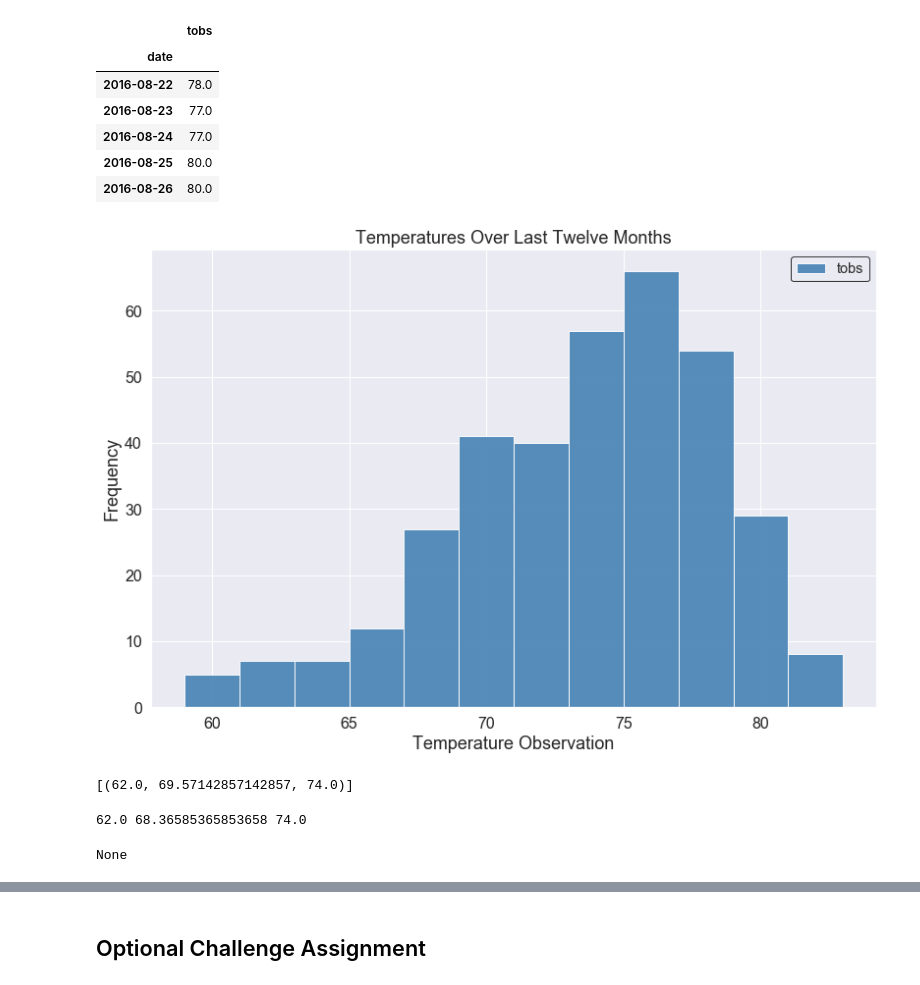
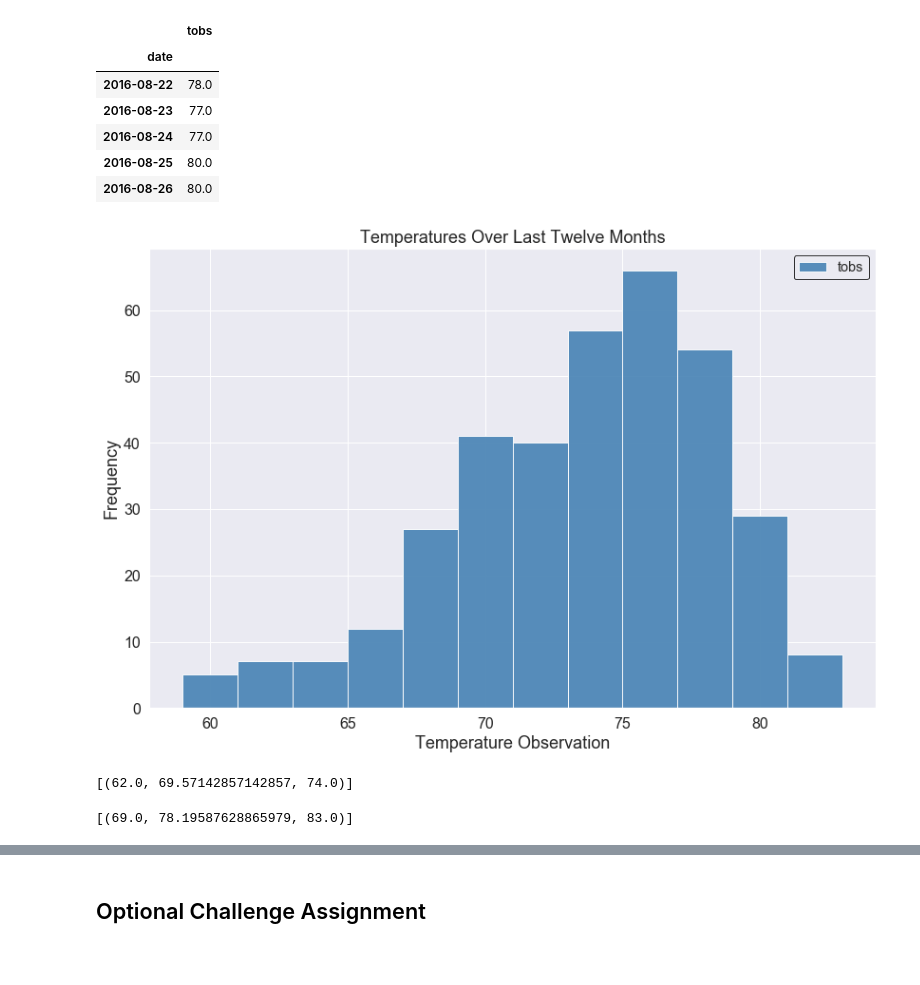
Before and after one commit to mudoimeh/Advanced-Data-Storage-Homework, a Jupyter notebook: Climate_StarterMfon.ipynb, the cells around one changed output, grey strips where cells are left out. Drawn from its saved outputs; the diff is of its cells as text; code cells hidden in the pictures; blank space fills up the shorter version.

```diff
--- a/Climate_StarterMfon.ipynb
+++ b/Climate_StarterMfon.ipynb
@@ -133,17 +201,0 @@ Name: prcp, Length: 2237, dtype: float64
-# %%
-# Create the plot
-sns.set()
-plt.clf()
-plt.figure(figsize=[12.8, 8])
-labels = 'precipitation'
-x_axis = date
-y_axis = prcp
-plt.xlabel("Date", fontsize=2)
-plt.ylabel("Precipitation", fontsize=8)
-plt.tick_params(axis='y', labelsize=10)
-plt.tick_params(axis='x', labelsize=2, rotation=45)
-
-# Have to plot our chart once again as it doesn't stick after being shown
-prcp_plot = plt.plot(x_axis, y_axis, color='steelblue', linewidth=5)
-plt.legend(labels=labels, loc='upper right', fontsize='large', frameon=True, edgecolor='black')
-plt.show()
@@ -268,26 +378,26 @@ history_pd.head()
 | 2016-08-26 | 80.0 |
 # %%
 sns.set()
-#Plot the results as a histogram with bins of 12
+#Plot the results as a histogram with bins of 12 since observation is for 12months
 x = history_pd['tobs']
 num_bins = 12
 # the histogram of the data
 #n, bins, patches =
 plt.figure(figsize=[12.8, 8])
 temp_plot = plt.hist(x, num_bins, facecolor='steelblue', label='tobs', alpha=0.9)
 
 plt.xlabel('Temperature Observation', fontsize=18)
 plt.ylabel('Frequency', fontsize=18)
 plt.title('Temperatures Over Last Twelve Months', fontsize=18)
 plt.tick_params(axis='y', labelsize=16)
 plt.tick_params(axis='x', labelsize=16)
 legend = plt.legend(frameon=True, edgecolor='black', fontsize='large')
-
+plt.tight_layout()
 
 plt.subplots_adjust(left=0.15)
 plt.show()
 # %% [output]
-[figure, old version]
+[figure, new version]
 # %%
 # This function called `calc_temps` will accept start date and end date in the format '%Y-%m-%d'
 # and return the minimum, average, and maximum temperatures for that range of dates
@@ -312,25 +422,10 @@ print(calc_temps('2012-02-28', '2012-03-05'))
 # %%
 # Use your previous function `calc_temps` to calculate the tmin, tavg, and tmax
 # for your trip using the previous year's data for those same dates.
+my_trip = calc_temps('2017-07-05','2017-07-19')
+my_trip
 # %% [output]
-62.0 68.36585365853658 74.0
+[(69.0, 78.19587628865979, 83.0)]
-# %%
-# Use your previous function `calc_temps` to calculate the tmin, tavg, and tmax
-# for your trip using the previous year's data for those same dates.
-
-def calc_temps(start_date, end_date):
-    """TMIN, TAVG, and TMAX for a list of dates.
-
-    Args:
-        start_date (string): A date string in the format %Y-%m-%d
-        end_date (string): A date string in the format %Y-%m-%d
-
-    Returns:
-        TMIN, TAVE, and TMAX
-    """
-print(calc_temps("2016-08-05", "2016-08-20"))
-# %% [output]
-None
 # %%
 # Plot the results from your previous query as a bar chart.
 # Use "Trip Avg Temp" as your Title
```
Also changed, not shown: parts of 47 cells of this notebook, 3 other files.
